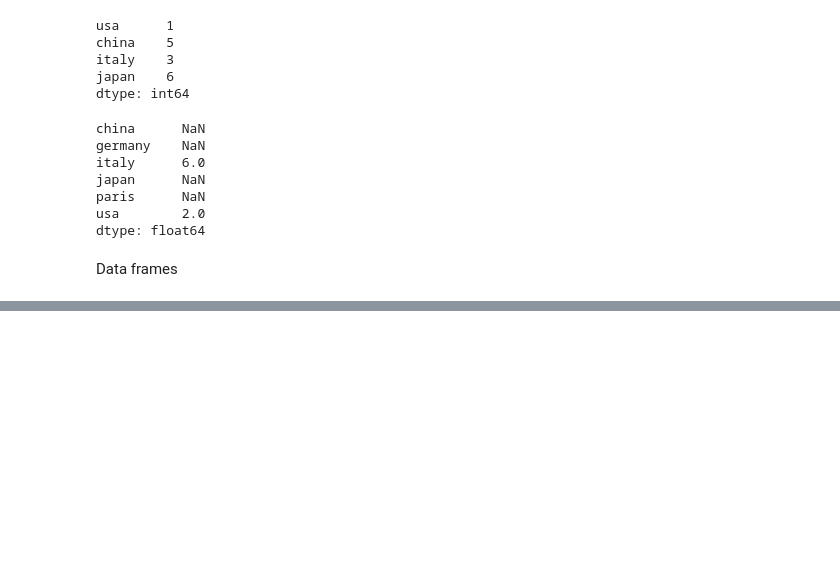
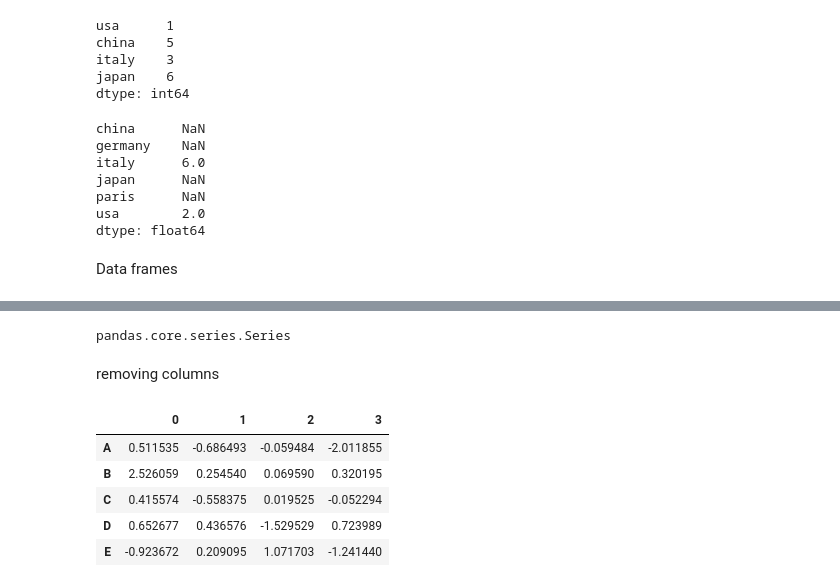
Before and after one commit to DHARUN437/machine_learning, a Jupyter notebook: pandas_praactice.ipynb, the cells around one changed output, grey strips where cells are left out. Saved outputs shown, nothing was run; the diff lists cells and outputs as text; code cells hidden in the pictures; blank space fills up the shorter version.

```diff
--- a/pandas_praactice.ipynb
+++ b/pandas_praactice.ipynb
@@ -95,0 +117,15 @@ df
+# %%
+type(df[0])
+# %% [output]
+pandas.core.series.Series
+# %% [markdown]
+removing columns
+# %%
+df.drop(4,axis=1)
+# %% [output]
+|  | 0 | 1 | 2 | 3 |
+| A | 0.511535 | -0.686493 | -0.059484 | -2.011855 |
+| B | 2.526059 | 0.254540 | 0.069590 | 0.320195 |
+| C | 0.415574 | -0.558375 | 0.019525 | -0.052294 |
+| D | 0.652677 | 0.436576 | -1.529529 | 0.723989 |
+| E | -0.923672 | 0.209095 | 1.071703 | -1.241440 |
```
Also changed, not shown: parts of 20 cells of this notebook.
